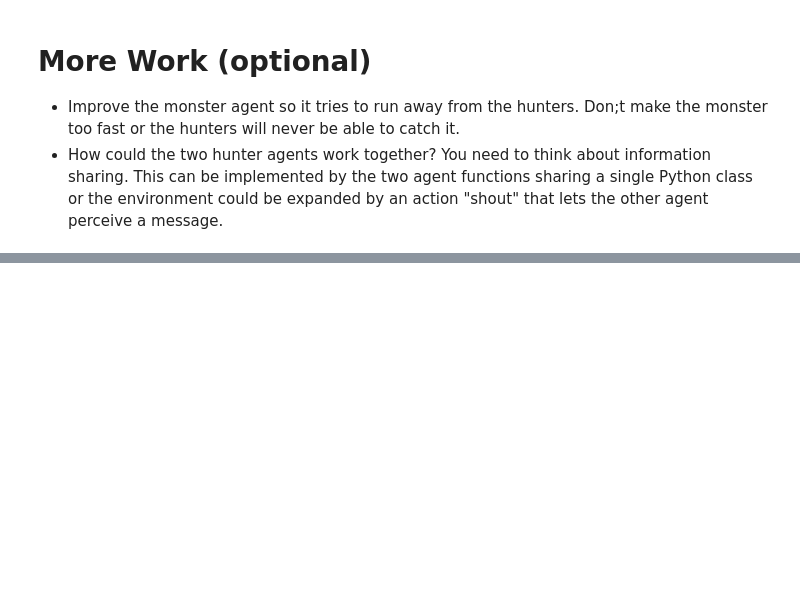
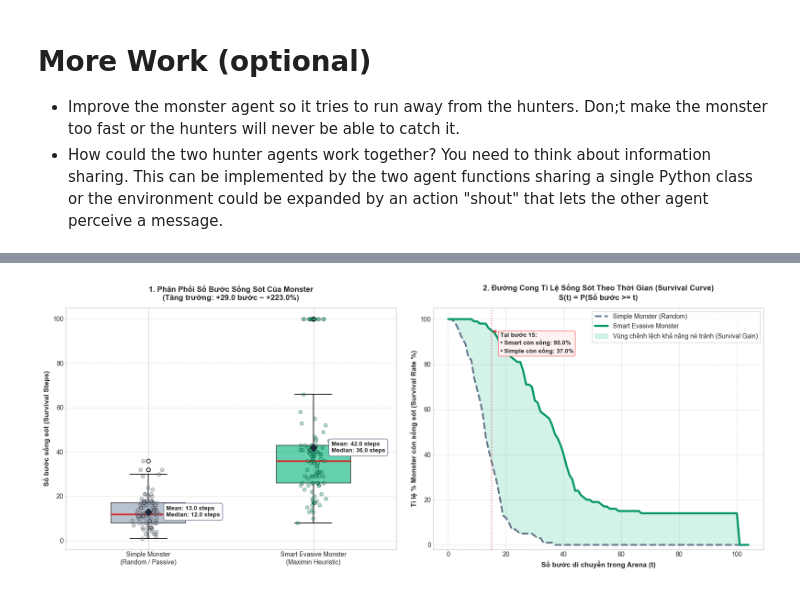
Before and after one commit to doduyquy/sgu-team-2026-advanced-ai-subject, a Jupyter notebook: lab01 - Agent/gridhunt_multiagent_mini_assignment.ipynb, the cells around one changed output, grey strips where cells are left out. Saved outputs shown, nothing was run; the diff lists cells and outputs as text; code cells hidden in the pictures; blank space fills up the shorter version.

```diff
--- a/lab01 - Agent/gridhunt_multiagent_mini_assignment.ipynb
+++ b/lab01 - Agent/gridhunt_multiagent_mini_assignment.ipynb
@@ -596,0 +865,92 @@ Hiện tại, `Monster agent` dù nhận được vị trí tọa độ của c
+# %%
+import numpy as np
+import matplotlib.pyplot as plt
+
+# ==============================================================================
+# CHUẨN BỊ DỮ LIỆU SỐ BƯỚC SỐNG SÓT CỦA HAI PHIÊN BẢN MONSTER
+# ==============================================================================
+# Trích xuất số bước (nếu bắt được lấy số bước, nếu không bắt được gán max_step = 100)
+steps_simple = [int(s) if str(s) != 'nan' else max_step for w, s in runs_simple]
+steps_smart  = [int(s) if str(s) != 'nan' else max_step for w, s in runs_smart]
+
+# Thiết lập giao diện biểu đồ
+plt.style.use('seaborn-v0_8-whitegrid' if 'seaborn-v0_8-whitegrid' in plt.style.available else 'default')
+fig, (ax1, ax2) = plt.subplots(1, 2, figsize=(16, 6.5))
+
+# ------------------------------------------------------------------------------
+# 1. SUBPLOT 1: BOXPLOT + JITTER SCATTER (PHÂN BỐ THỜI GIAN SINH TỒN)
+# ------------------------------------------------------------------------------
+data = [steps_simple, steps_smart]
+labels = ['Simple Monster\n(Random / Passive)', 'Smart Evasive Monster\n(Maximin Heuristic)']
+colors = ['#94a3b8', '#10b981']
+
+bp = ax1.boxplot(data, tick_labels=labels, patch_artist=True, widths=0.45,
+                 medianprops=dict(color='#dc2626', linewidth=2.5),
+                 boxprops=dict(linewidth=1.2),
+                 whiskerprops=dict(linewidth=1.2),
+                 capprops=dict(linewidth=1.2))
+
+for patch, color in zip(bp['boxes'], colors):
+    patch.set_facecolor(color)
+    patch.set_alpha(0.65)
+
+# Thêm điểm Jitter Scatter để quan sát mật độ phân bố
+for i, d in enumerate(data, start=1):
+    jitter = np.random.normal(0, 0.04, size=len(d))
+    ax1.scatter(np.full_like(d, i) + jitter, d, alpha=0.35, color=colors[i-1], edgecolor='black', s=28, zorder=3)
+
+    mean_val = np.mean(d)
+    median_val = np.median(d)
+    ax1.plot(i, mean_val, marker='D', color='#1e293b', markersize=8, zorder=4)
+    ax1.annotate(f'Mean: {mean_val:.1f} steps\nMedian: {median_val:.1f} steps',
+                 xy=(i, mean_val), xytext=(28, 0), textcoords="offset points",
+                 va='center', fontsize=9.5, fontweight='bold',
+                 bbox=dict(boxstyle="round,pad=0.4", fc="#ffffff", ec="#64748b", lw=1))
+
+diff_mean = np.mean(steps_smart) - np.mean(steps_simple)
+pct_gain = (np.mean(steps_smart) / np.mean(steps_simple) - 1) * 100
+
+ax1.set_ylabel('Số bước sống sót (Survival Steps)', fontsize=11, fontweight='bold')
+ax1.set_title(f'1. Phân Phối Số Bước Sống Sót Của Monster\n(Tăng trưởng: +{diff_mean:.1f} bước ~ +{pct_gain:.1f}%)',
+              fontsize=12, fontweight='bold', pad=12)
+ax1.grid(axis='y', linestyle='--', alpha=0.7)
+
+# ------------------------------------------------------------------------------
+# 2. SUBPLOT 2: SURVIVAL CURVE S(t) = P(Survival >= t)
+# ------------------------------------------------------------------------------
+t_range = np.arange(0, max(max(steps_simple), max(steps_smart)) + 5)
+survival_simple = [np.mean(np.array(steps_simple) >= t) * 100 for t in t_range]
+survival_smart  = [np.mean(np.array(steps_smart) >= t) * 100 for t in t_range]
+
+ax2.plot(t_range, survival_simple, label='Simple Monster (Random)', color='#64748b', linewidth=2.8, linestyle='--')
+ax2.plot(t_range, survival_smart, label='Smart Evasive Monster', color='#059669', linewidth=3.2)
+
+# Tô sáng vùng chênh lệch tăng trưởng (Survival Gain)
+ax2.fill_between(t_range, survival_simple, survival_smart,
+                 where=(np.array(survival_smart) >= np.array(survival_simple)),
+                 color='#10b981', alpha=0.18, label='Vùng chênh lệch khả năng né tránh (Survival Gain)')
+
+# Đánh dấu mốc kiểm tra tại bước 15
+step_check = 15
+p_s = survival_simple[step_check]
+p_sm = survival_smart[step_check]
+ax2.axvline(x=step_check, color='#dc2626', linestyle=':', alpha=0.7)
+ax2.annotate(f'Tại bước {step_check}:\n• Smart còn sống: {p_sm:.1f}%\n• Simple còn sống: {p_s:.1f}%',
+             xy=(step_check, p_sm), xytext=(step_check + 3, p_sm - 10),
+             fontsize=9.5, fontweight='bold',
+             arrowprops=dict(arrowstyle="->", color='#dc2626', lw=1.2),
+             bbox=dict(boxstyle="round,pad=0.3", fc="#fef2f2", ec="#f87171", lw=1))
+
+ax2.set_xlabel('Số bước di chuyển trong Arena (t)', fontsize=11, fontweight='bold')
+ax2.set_ylabel('Tỉ lệ % Monster còn sống sót (Survival Rate %)', fontsize=11, fontweight='bold')
+ax2.set_title('2. Đường Cong Tỉ Lệ Sống Sót Theo Thời Gian (Survival Curve)\nS(t) = P(Số bước >= t)',
+              fontsize=12, fontweight='bold', pad=12)
+ax2.set_ylim(-2, 105)
+ax2.legend(loc='upper right', frameon=True, fontsize=10)
+ax2.grid(True, linestyle='--', alpha=0.7)
+
+plt.tight_layout()
+plt.savefig('so_sanh_monster_survival.png', dpi=300, bbox_inches='tight')
+plt.show()
+# %% [output]
+[figure, added]
```
Also changed, not shown: parts of 30 cells of this notebook.
